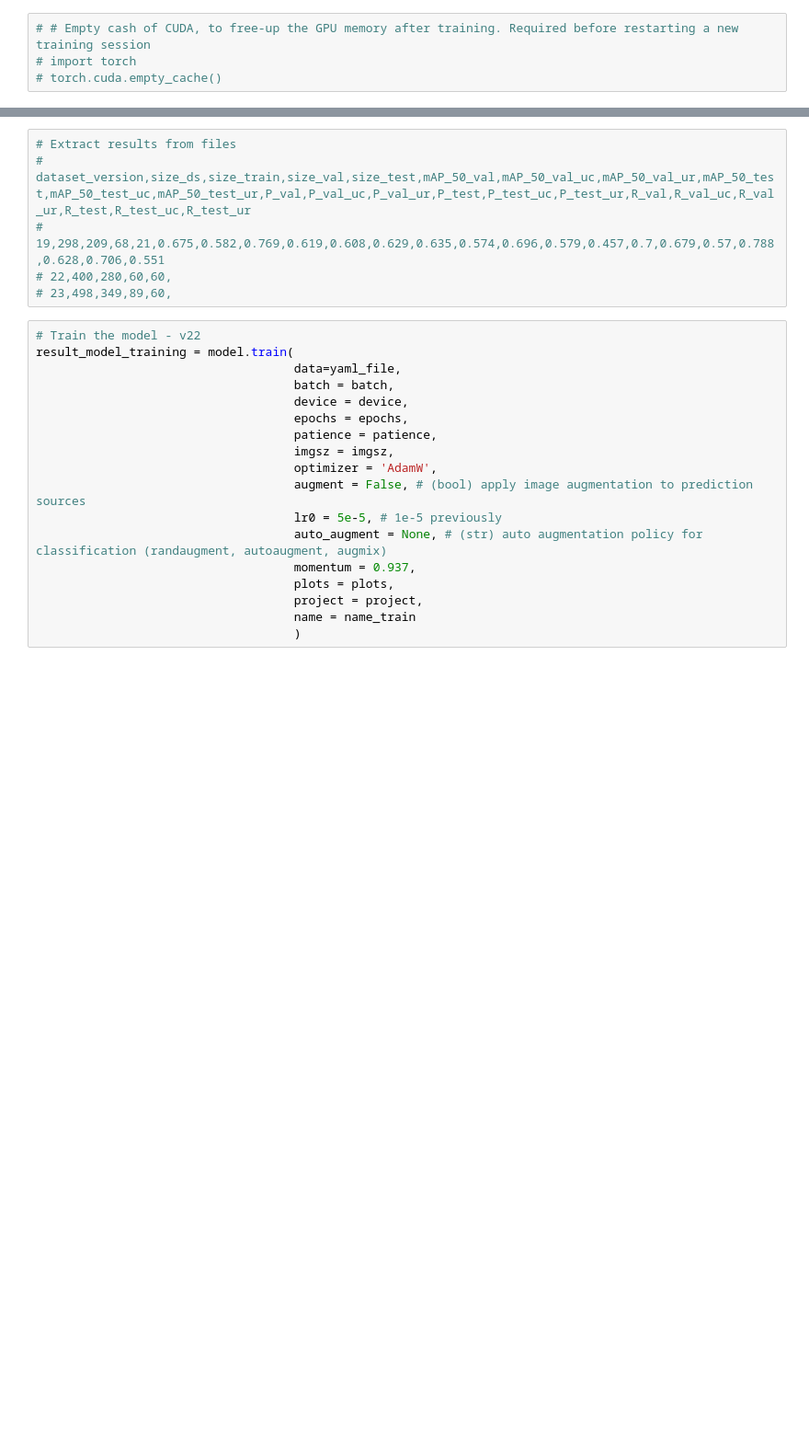
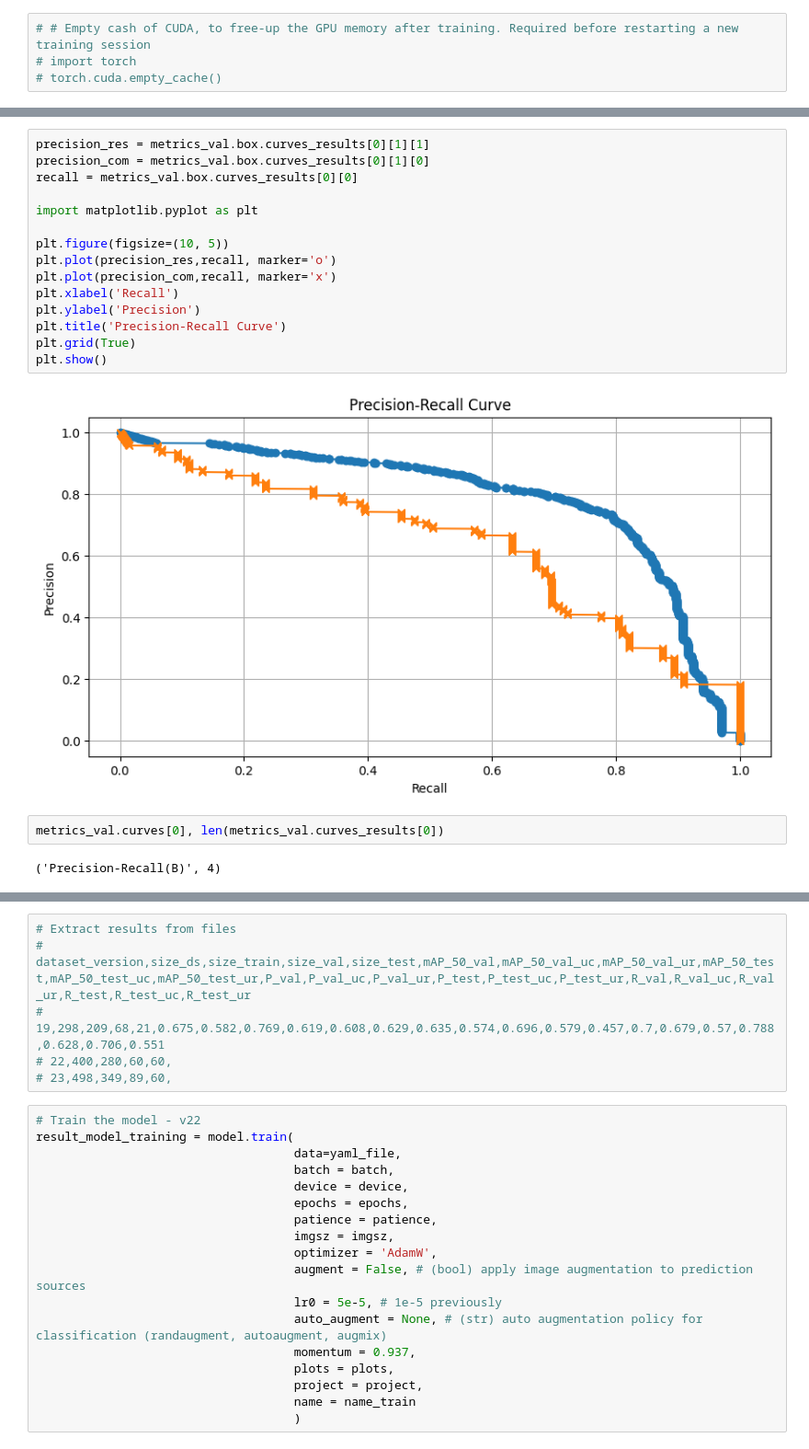
Before and after one commit to katcko/storm_damage_ey_challenge, a Jupyter notebook: notebooks/google_colab/pretraining_undamaged_model_select_background.ipynb, the cells around one changed output, grey strips where cells are left out. Shown at 92% size. Cells and saved outputs as stored; diff of their text form; blank space fills up the shorter version.

```diff
--- a/notebooks/google_colab/pretraining_undamaged_model_select_background.ipynb
+++ b/notebooks/google_colab/pretraining_undamaged_model_select_background.ipynb
@@ -240,0 +270,21 @@ Results saved to /content/runs/detect/val2
+# %%
+precision_res = metrics_val.box.curves_results[0][1][1]
+precision_com = metrics_val.box.curves_results[0][1][0]
+recall = metrics_val.box.curves_results[0][0]
+
+import matplotlib.pyplot as plt
+
+plt.figure(figsize=(10, 5))
+plt.plot(precision_res,recall, marker='o')
+plt.plot(precision_com,recall, marker='x')
+plt.xlabel('Recall')
+plt.ylabel('Precision')
+plt.title('Precision-Recall Curve')
+plt.grid(True)
+plt.show()
+# %% [output]
+[figure, added]
+# %%
+metrics_val.curves[0], len(metrics_val.curves_results[0])
+# %% [output]
+('Precision-Recall(B)', 4)
```
Also changed, not shown: parts of 28 cells of this notebook.
